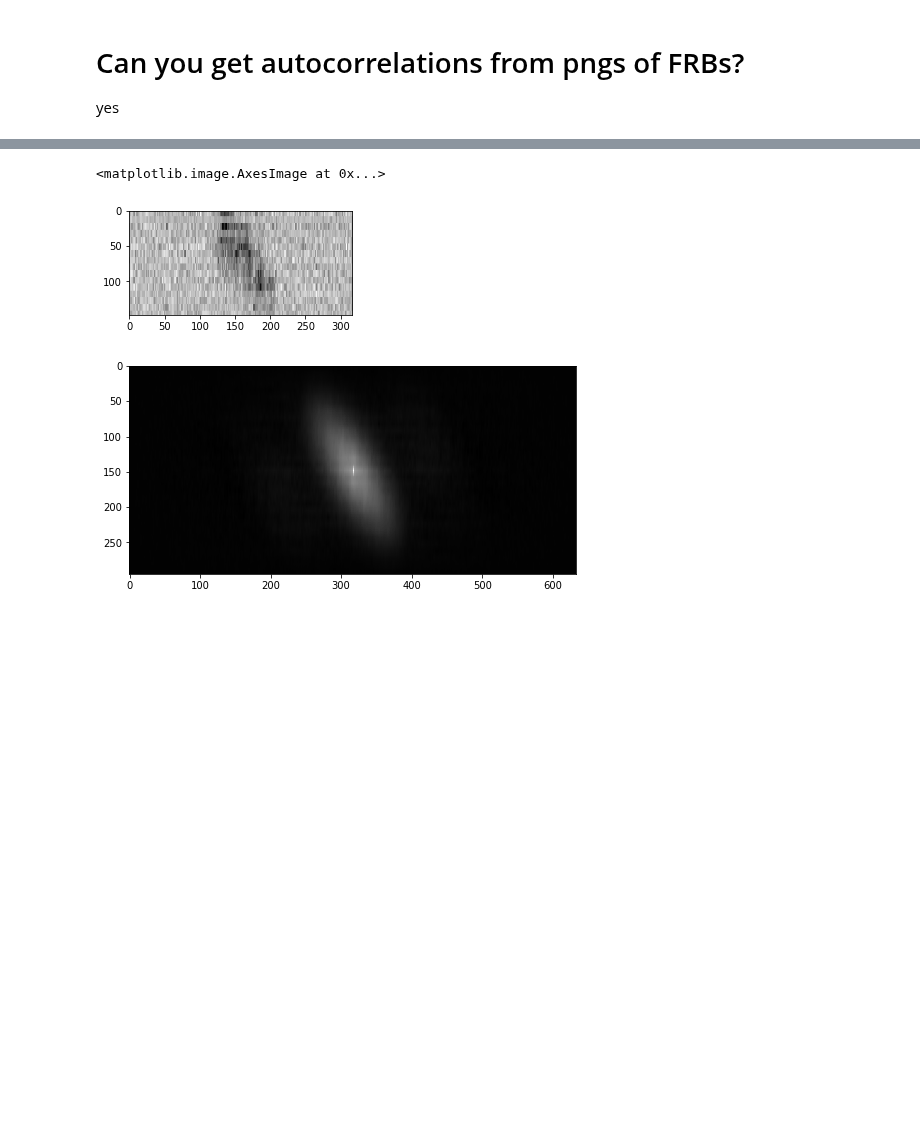
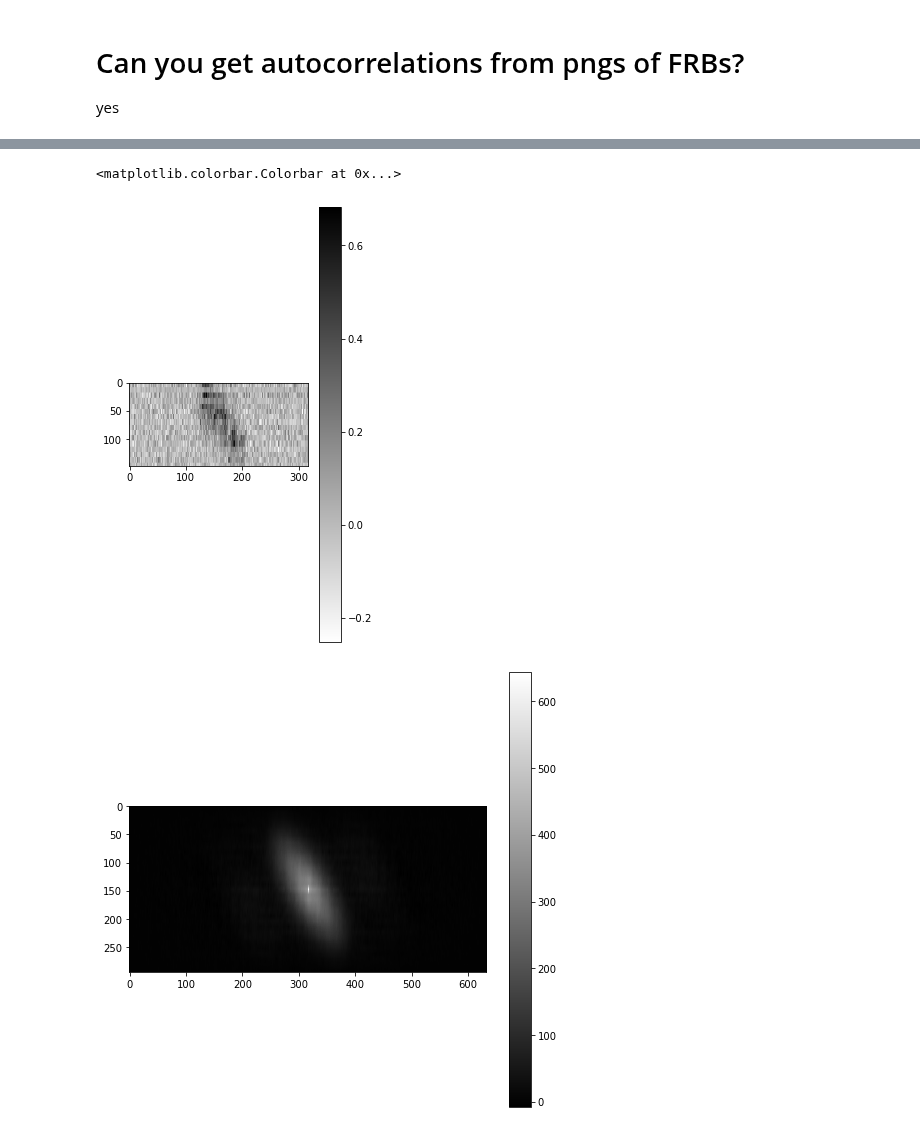
Before and after one commit to mef51/subdriftlaw, a Jupyter notebook: universal/CorrFromImage.ipynb, the cells around one changed output, grey strips where cells are left out. Drawn from its saved outputs; the diff is of its cells as text; code cells hidden in the pictures; blank space fills up the shorter version.

```diff
--- a/universal/CorrFromImage.ipynb
+++ b/universal/CorrFromImage.ipynb
@@ -38,14 +39,16 @@ plt.imshow(corr, aspect='equal', cmap='gray')
 # %%
 burstwindow = grayfrb[451:] - grayfrb[451:, 0:50].mean(axis=1)[:,None]
 plt.figure(figsize=(4, 8))
 plt.imshow(burstwindow, aspect='equal', cmap='gray_r') # white is 0, black is 1
+plt.colorbar()
 # plt.axhline(y=85)
 # plt.axhline(y=95)
 # grayfrb[85:95]
 corr = corrfns.auto_corr2D_viafft(burstwindow)
 plt.figure(figsize=(8, 8))
 plt.imshow(corr, aspect='equal', cmap='gray')
+plt.colorbar()
 # %% [output]
-<matplotlib.image.AxesImage at 0x...>
+<matplotlib.colorbar.Colorbar at 0x...>
-[figure, old version]
+[figure, new version]
-[figure, old version]
+[figure, new version]
```
Also changed, not shown: parts of 2 cells of this notebook, 13 other files.
